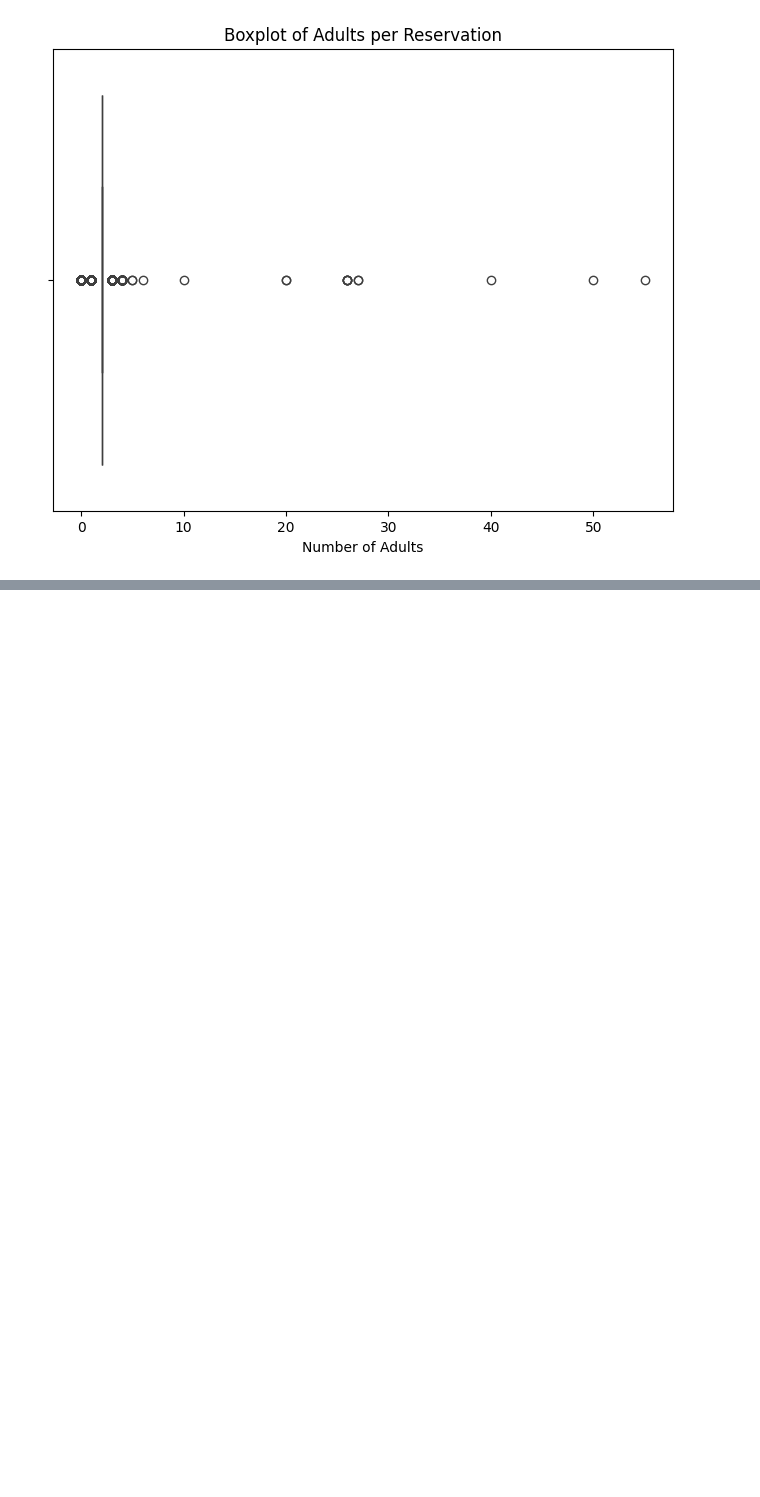
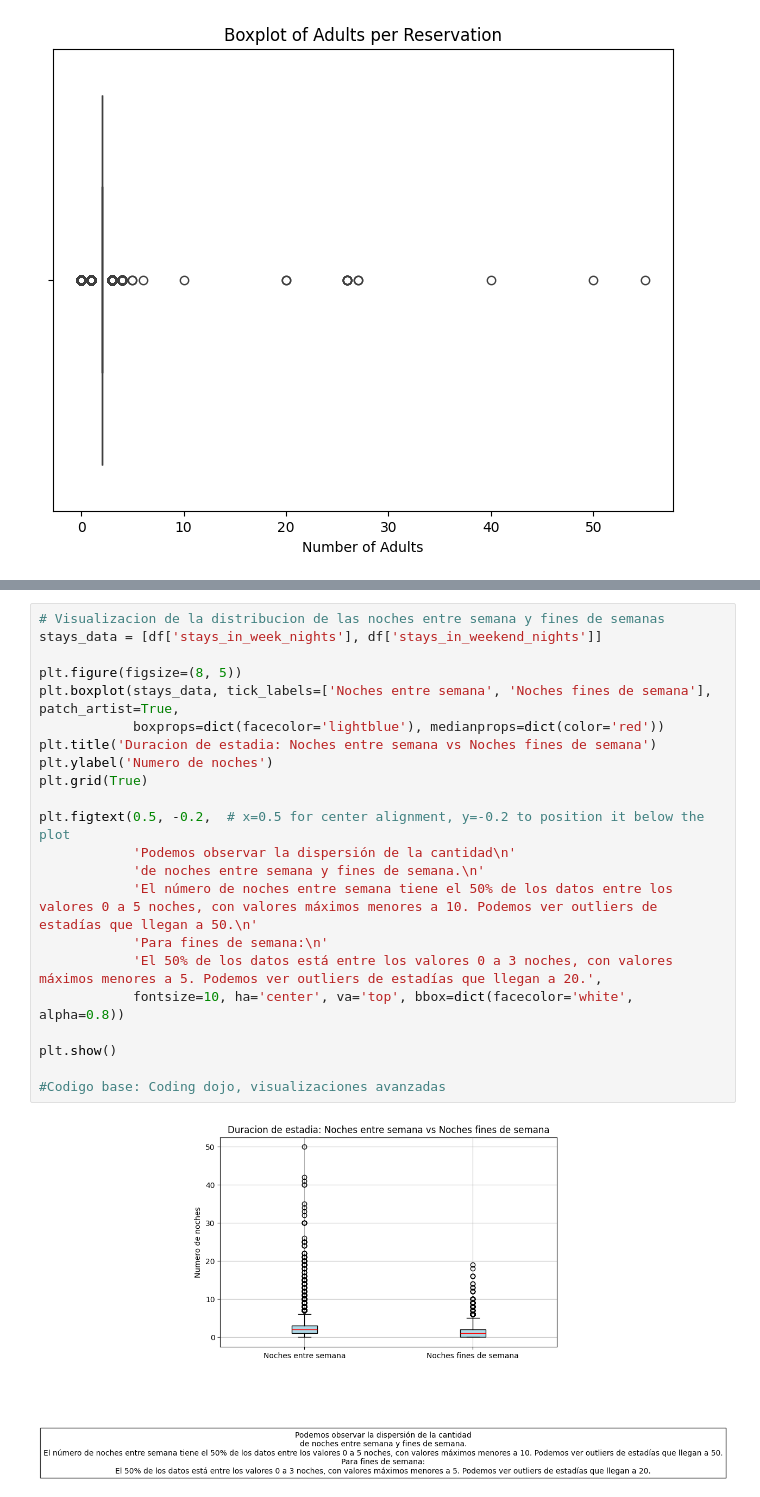
Before and after one commit to mavirc/MITIC-DataScience_MachineLearning-DanielaRiveros-2024, a Jupyter notebook: notebook/Analizando la_Satisfacción_de_Clientes_en_la_Industria_Hotelera_daniela_riveros.ipynb, the cells around one changed output, grey strips where cells are left out. Drawn from its saved outputs; the diff is of its cells as text; blank space fills up the shorter version.

```diff
--- a/notebook/Analizando la_Satisfacción_de_Clientes_en_la_Industria_Hotelera_daniela_riveros.ipynb
+++ b/notebook/Analizando la_Satisfacción_de_Clientes_en_la_Industria_Hotelera_daniela_riveros.ipynb
@@ -318,0 +401,24 @@ np.int64(2)
+# %%
+# Visualizacion de la distribucion de las noches entre semana y fines de semanas
+stays_data = [df['stays_in_week_nights'], df['stays_in_weekend_nights']]
+
+plt.figure(figsize=(8, 5))
+plt.boxplot(stays_data, tick_labels=['Noches entre semana', 'Noches fines de semana'], patch_artist=True,
+            boxprops=dict(facecolor='lightblue'), medianprops=dict(color='red'))
+plt.title('Duracion de estadia: Noches entre semana vs Noches fines de semana')
+plt.ylabel('Numero de noches')
+plt.grid(True)
+
+plt.figtext(0.5, -0.2,  # x=0.5 for center alignment, y=-0.2 to position it below the plot
+            'Podemos observar la dispersión de la cantidad\n'
+            'de noches entre semana y fines de semana.\n'
+            'El número de noches entre semana tiene el 50% de los datos entre los valores 0 a 5 noches, con valores máximos menores a 10. Podemos ver outliers de estadías que llegan a 50.\n'
+            'Para fines de semana:\n'
+            'El 50% de los datos está entre los valores 0 a 3 noches, con valores máximos menores a 5. Podemos ver outliers de estadías que llegan a 20.',
+            fontsize=10, ha='center', va='top', bbox=dict(facecolor='white', alpha=0.8))
+
+plt.show()
+
+#Codigo base: Coding dojo, visualizaciones avanzadas
+# %% [output]
+[figure, added]
```
Also changed, not shown: parts of 38 cells of this notebook.
